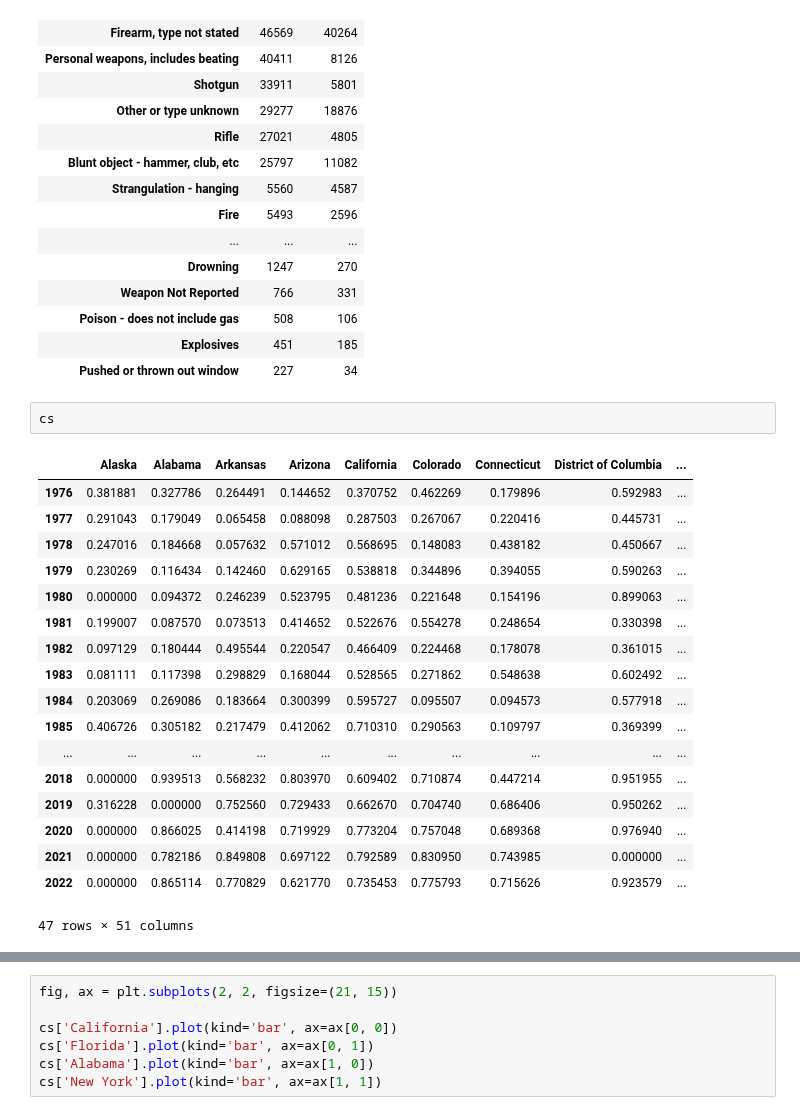
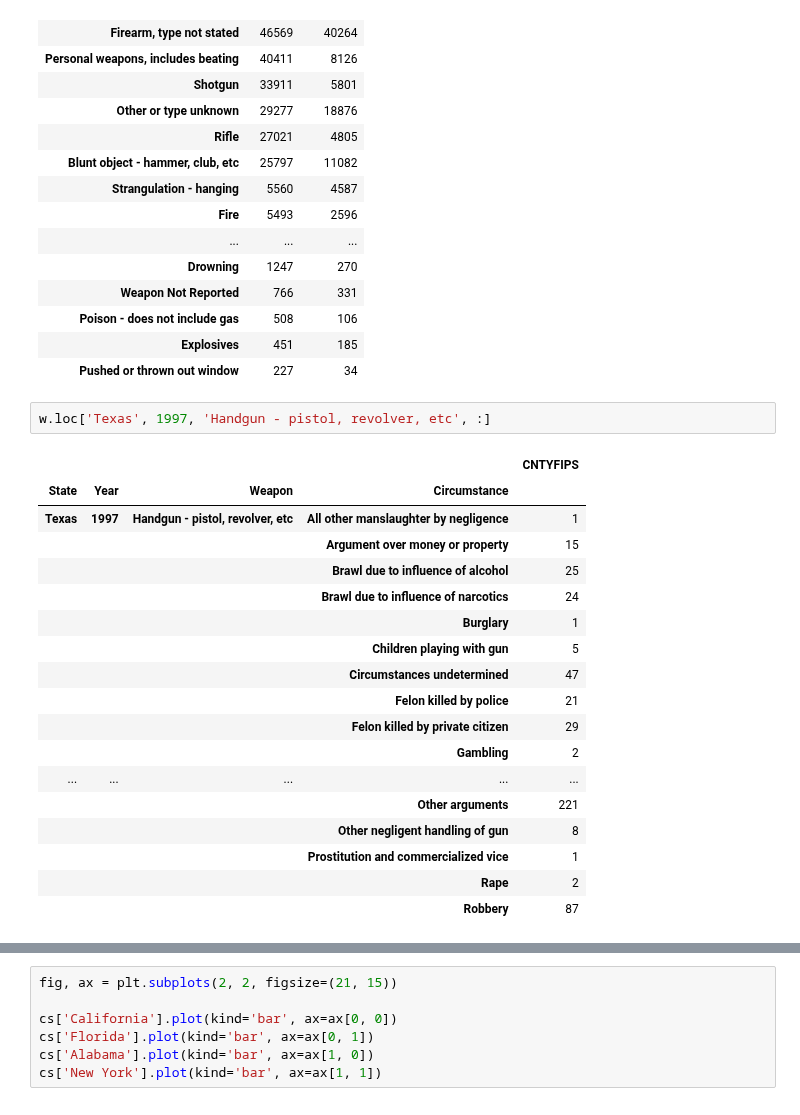
Before and after one commit to fadeeva/weird_projects, a Jupyter notebook: Serial_Killers/Outliers_in_Murder_Accountability_Project.ipynb, the cells around one changed output, grey strips where cells are left out. Drawn from its saved outputs; the diff is of its cells as text.

```diff
--- a/Serial_Killers/Outliers_in_Murder_Accountability_Project.ipynb
+++ b/Serial_Killers/Outliers_in_Murder_Accountability_Project.ipynb
@@ -507,24 +522,24 @@ weapons_popularity
 | Poison - does not include gas | 508 | 106 |
 | Explosives | 451 | 185 |
 | Pushed or thrown out window | 227 | 34 |
-# %%
-cs
-# %% [output]
-|  | Alaska | Alabama | Arkansas | Arizona | California | Colorado | Connecticut | District of Columbia | ... |
-| 1976 | 0.381881 | 0.327786 | 0.264491 | 0.144652 | 0.370752 | 0.462269 | 0.179896 | 0.592983 | ... |
-| 1977 | 0.291043 | 0.179049 | 0.065458 | 0.088098 | 0.287503 | 0.267067 | 0.220416 | 0.445731 | ... |
-| 1978 | 0.247016 | 0.184668 | 0.057632 | 0.571012 | 0.568695 | 0.148083 | 0.438182 | 0.450667 | ... |
-| 1979 | 0.230269 | 0.116434 | 0.142460 | 0.629165 | 0.538818 | 0.344896 | 0.394055 | 0.590263 | ... |
-| 1980 | 0.000000 | 0.094372 | 0.246239 | 0.523795 | 0.481236 | 0.221648 | 0.154196 | 0.899063 | ... |
-| 1981 | 0.199007 | 0.087570 | 0.073513 | 0.414652 | 0.522676 | 0.554278 | 0.248654 | 0.330398 | ... |
-| 1982 | 0.097129 | 0.180444 | 0.495544 | 0.220547 | 0.466409 | 0.224468 | 0.178078 | 0.361015 | ... |
-| 1983 | 0.081111 | 0.117398 | 0.298829 | 0.168044 | 0.528565 | 0.271862 | 0.548638 | 0.602492 | ... |
-| 1984 | 0.203069 | 0.269086 | 0.183664 | 0.300399 | 0.595727 | 0.095507 | 0.094573 | 0.577918 | ... |
-| 1985 | 0.406726 | 0.305182 | 0.217479 | 0.412062 | 0.710310 | 0.290563 | 0.109797 | 0.369399 | ... |
-| ... | ... | ... | ... | ... | ... | ... | ... | ... | ... |
-| 2018 | 0.000000 | 0.939513 | 0.568232 | 0.803970 | 0.609402 | 0.710874 | 0.447214 | 0.951955 | ... |
-| 2019 | 0.316228 | 0.000000 | 0.752560 | 0.729433 | 0.662670 | 0.704740 | 0.686406 | 0.950262 | ... |
-| 2020 | 0.000000 | 0.866025 | 0.414198 | 0.719929 | 0.773204 | 0.757048 | 0.689368 | 0.976940 | ... |
-| 2021 | 0.000000 | 0.782186 | 0.849808 | 0.697122 | 0.792589 | 0.830950 | 0.743985 | 0.000000 | ... |
-| 2022 | 0.000000 | 0.865114 | 0.770829 | 0.621770 | 0.735453 | 0.775793 | 0.715626 | 0.923579 | ... |
-47 rows × 51 columns
+# %%
+w.loc['Texas', 1997, 'Handgun - pistol, revolver, etc', :]
+# %% [output]
+|  |  |  |  | CNTYFIPS |
+| State | Year | Weapon | Circumstance |  |
+| Texas | 1997 | Handgun - pistol, revolver, etc | All other manslaughter by negligence | 1 |
+|  |  |  | Argument over money or property | 15 |
+|  |  |  | Brawl due to influence of alcohol | 25 |
+|  |  |  | Brawl due to influence of narcotics | 24 |
+|  |  |  | Burglary | 1 |
+|  |  |  | Children playing with gun | 5 |
+|  |  |  | Circumstances undetermined | 47 |
+|  |  |  | Felon killed by police | 21 |
+|  |  |  | Felon killed by private citizen | 29 |
+|  |  |  | Gambling | 2 |
+| ... | ... | ... | ... | ... |
+|  |  |  | Other arguments | 221 |
+|  |  |  | Other negligent handling of gun | 8 |
+|  |  |  | Prostitution and commercialized vice | 1 |
+|  |  |  | Rape | 2 |
+|  |  |  | Robbery | 87 |
```
Also changed, not shown: parts of 10 cells of this notebook, 1 other file.
